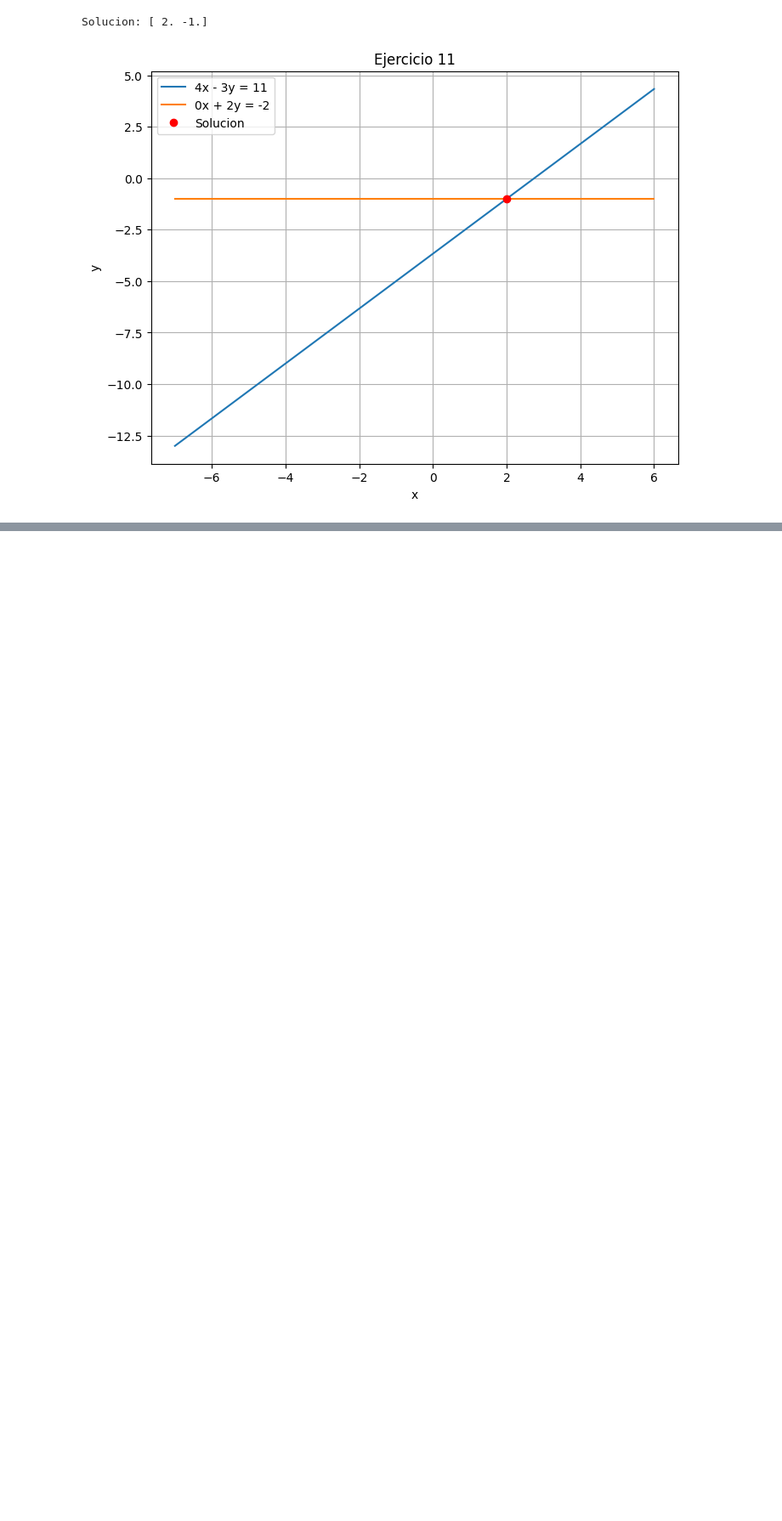
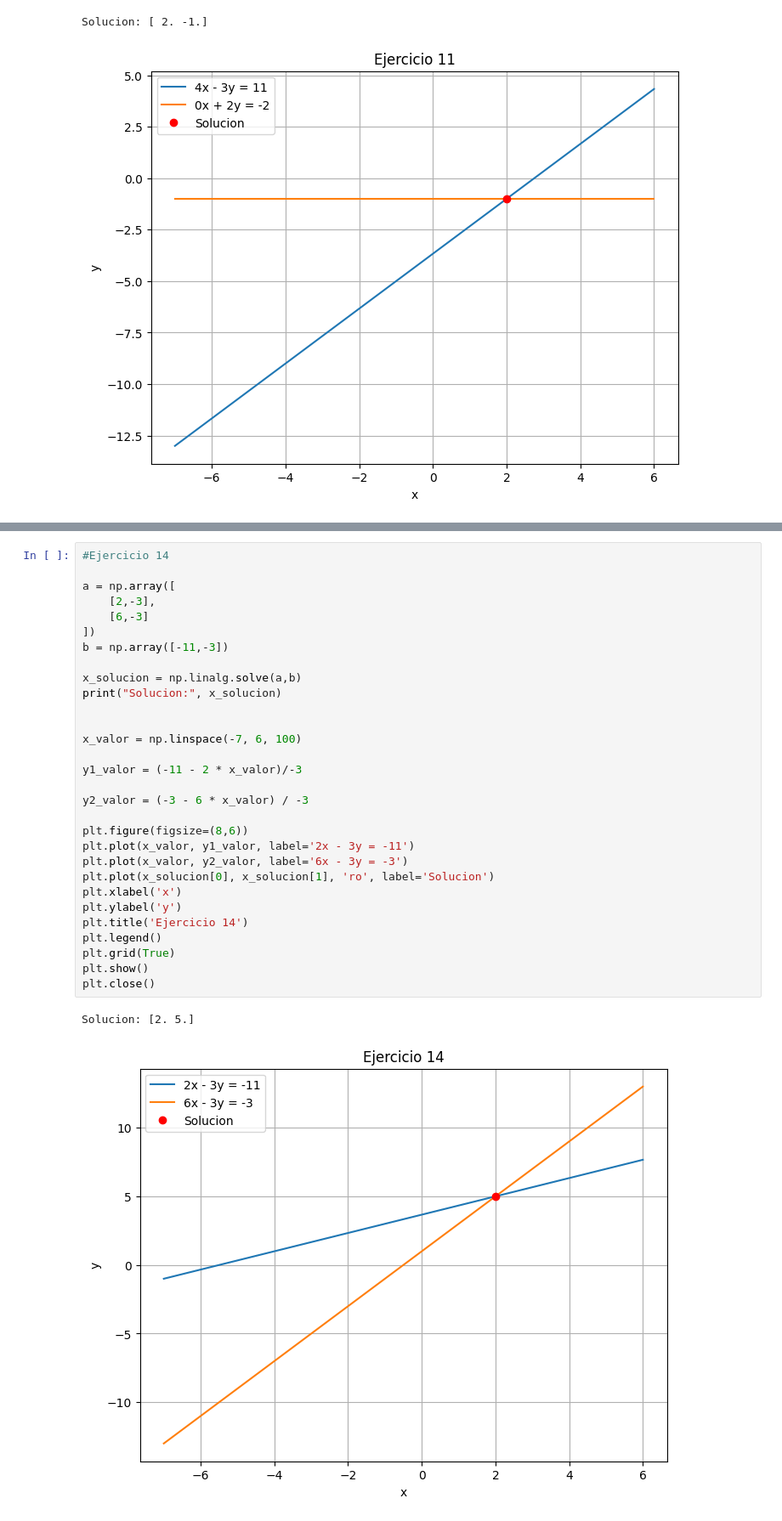
Before and after one commit to antonyYG/ejercicios_ecuaciones, a Jupyter notebook: Ejercicios_ecuaciones.ipynb, the cells around one changed output, grey strips where cells are left out. Shown at 85% size. Cells and saved outputs as stored; diff of their text form; blank space fills up the shorter version.

```diff
--- a/Ejercicios_ecuaciones.ipynb
+++ b/Ejercicios_ecuaciones.ipynb
@@ -709,0 +772,33 @@ Solucion: [ 2. -1.]
+# %%
+#Ejercicio 14
+
+a = np.array([
+    [2,-3],
+    [6,-3]
+])
+b = np.array([-11,-3])
+
+x_solucion = np.linalg.solve(a,b)
+print("Solucion:", x_solucion)
+
+
+x_valor = np.linspace(-7, 6, 100)
+
+y1_valor = (-11 - 2 * x_valor)/-3
+
+y2_valor = (-3 - 6 * x_valor) / -3
+
+plt.figure(figsize=(8,6))
+plt.plot(x_valor, y1_valor, label='2x - 3y = -11')
+plt.plot(x_valor, y2_valor, label='6x - 3y = -3')
+plt.plot(x_solucion[0], x_solucion[1], 'ro', label='Solucion')
+plt.xlabel('x')
+plt.ylabel('y')
+plt.title('Ejercicio 14')
+plt.legend()
+plt.grid(True)
+plt.show()
+plt.close()
+# %% [output]
+Solucion: [2. 5.]
+[figure, added]
```
Also changed, not shown: parts of 4 cells of this notebook.
